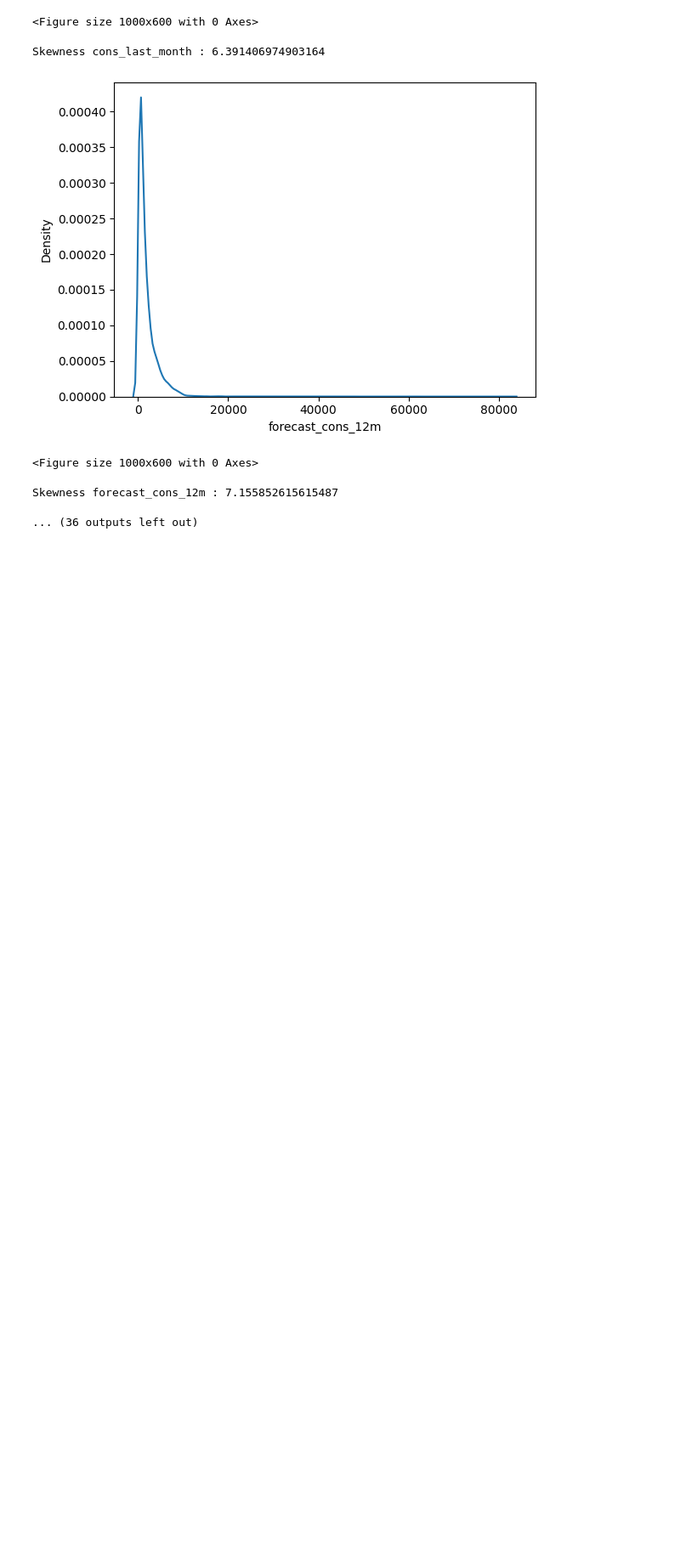
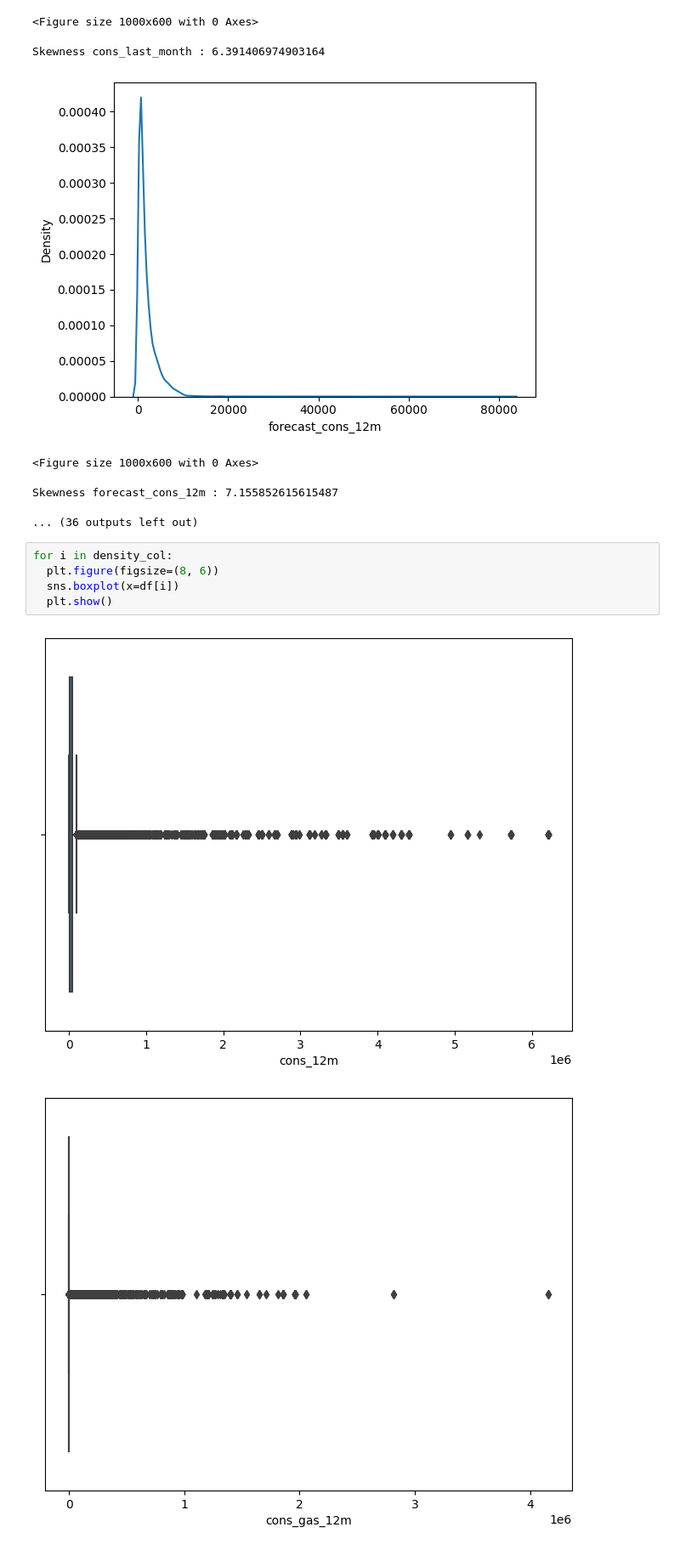
Before and after one commit to pi-mishra/BCG-Data-science-and-analytics-internship, a Jupyter notebook: BCG_FeatureEngineering_Modelling.ipynb, the cells around one changed output. Shown at 85% size. Cells and saved outputs as stored; diff of their text form; blank space fills up the shorter version.

```diff
--- a/BCG_FeatureEngineering_Modelling.ipynb
+++ b/BCG_FeatureEngineering_Modelling.ipynb
@@ -108,3 +108,11 @@ Skewness cons_last_month : 6.391406974903164
 <Figure size 1000x600 with 0 Axes>
 Skewness forecast_cons_12m : 7.155852615615487
 ... (36 outputs left out)
+# %%
+for i in density_col:
+  plt.figure(figsize=(8, 6))
+  sns.boxplot(x=df[i])
+  plt.show()
+# %% [output]
+[figure, added]
+[figure, added]
```
Also changed, not shown: parts of 2 cells of this notebook.
